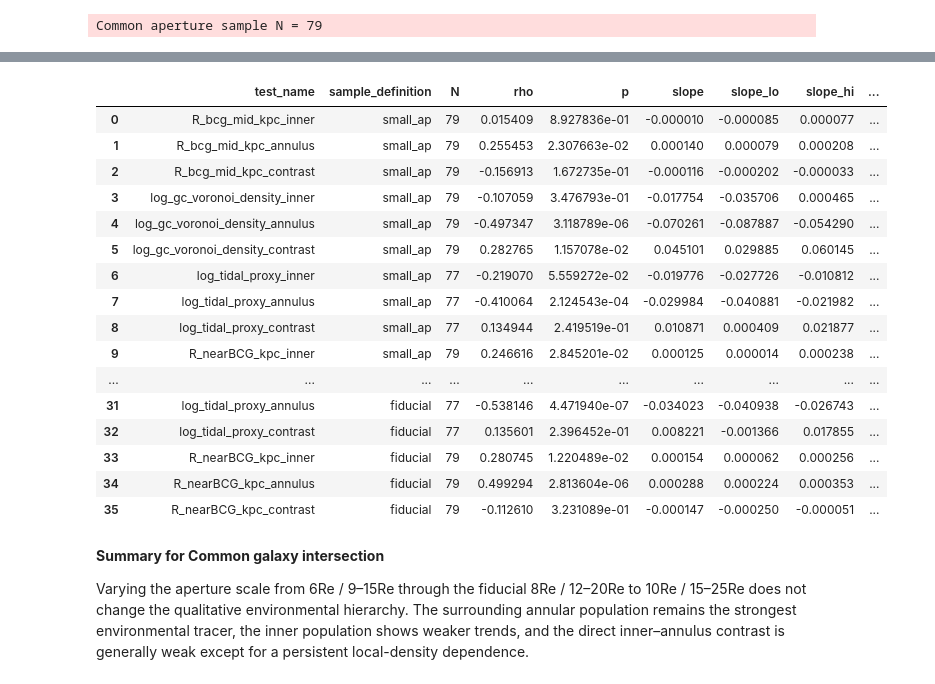
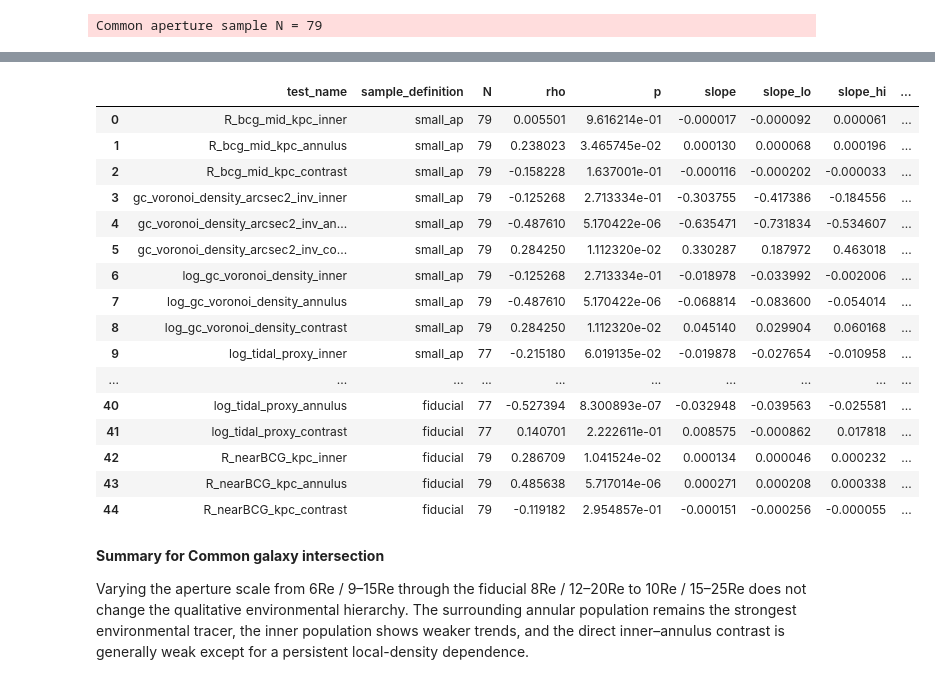
Before and after one commit to Pommers/Coma-GCS-colors, a Jupyter notebook: Paper3_color_metrics_referee_revised.ipynb, the cells around one changed output, grey strips where cells are left out. Drawn from its saved outputs; the diff is of its cells as text; code cells hidden in the pictures.

```diff
--- a/Paper3_color_metrics_referee_revised.ipynb
+++ b/Paper3_color_metrics_referee_revised.ipynb
@@ -4906,21 +4861,39 @@ for rap, rin, rout, key in configs:
         & df_tmp["good_ap_area"]
         & df_tmp["good_ann_area"]
         & df_tmp["Pblue_annulus_nonzero"]
-        & np.isfinite(df_tmp["Delta_Pblue_mean_IE_contrast"])
+        & np.isfinite(df_tmp["Pblue_mean_IE_contrast"])
+        & np.isfinite(df_tmp[cols.gal_MV])
     )
 
     # should be robust_rows, but for test use aper_rob_rows
-    aper_common_rows.extend(quantify_environmental_trends(df_tmp,
-                                                 prime_mask=aper_science_mask,
-                                                 sample_def=sample_def,
-                                                 xcols = ["R_bcg_mid_kpc",
-                                                          # "gc_voronoi_density_arcsec2_inv",
-                                                          "log_gc_voronoi_density",
-                                                          "log_tidal_proxy",
-                                                          "R_nearBCG_kpc",
-                                                         ]
-                                                 )
-                  )
+#     aper_common_rows.extend(quantify_environmental_trends(df_tmp,
+#                                                  prime_mask=aper_science_mask,
+#                                                  sample_def=sample_def,
+#                                                  xcols = ["R_bcg_mid_kpc",
+#                                                           # "gc_voronoi_density_arcsec2_inv",
+#                                                           "log_gc_voronoi_density",
+#                                                           "log_tidal_proxy",
+#                                                           "R_nearBCG_kpc",
+#                                                          ]
+#                                                  )
+#                   )
+
+# aper_common_rows_df = pd.DataFrame(aper_common_rows)
+# aper_common_rows_df
+
+    aper_common_df, aper_common_tmp_rows = quantify_environmental_trends_refit(
+        df_tmp,
+        aper_science_mask,
+        metrics=[
+            "Pblue_mean_inner",
+            "Pblue_mean_annulus",
+            "Pblue_mean_IE_contrast",
+        ],
+        cols=cols,
+        cfg=cfg,
+        sample_def=sample_def,
+    )
+    aper_common_rows.extend(aper_common_tmp_rows)
 
 aper_common_rows_df = pd.DataFrame(aper_common_rows)
 aper_common_rows_df
@@ -4945,20 +4918,20 @@ Slope = -1.474e-04 [-2.500e-04, -5.096e-05]
 |  | test_name | sample_definition | N | rho | p | slope | slope_lo | slope_hi | ... |
-| 0 | R_bcg_mid_kpc_inner | small_ap | 79 | 0.015409 | 8.927836e-01 | -0.000010 | -0.000085 | 0.000077 | ... |
-| 1 | R_bcg_mid_kpc_annulus | small_ap | 79 | 0.255453 | 2.307663e-02 | 0.000140 | 0.000079 | 0.000208 | ... |
-| 2 | R_bcg_mid_kpc_contrast | small_ap | 79 | -0.156913 | 1.672735e-01 | -0.000116 | -0.000202 | -0.000033 | ... |
-| 3 | log_gc_voronoi_density_inner | small_ap | 79 | -0.107059 | 3.476793e-01 | -0.017754 | -0.035706 | 0.000465 | ... |
-| 4 | log_gc_voronoi_density_annulus | small_ap | 79 | -0.497347 | 3.118789e-06 | -0.070261 | -0.087887 | -0.054290 | ... |
-| 5 | log_gc_voronoi_density_contrast | small_ap | 79 | 0.282765 | 1.157078e-02 | 0.045101 | 0.029885 | 0.060145 | ... |
-| 6 | log_tidal_proxy_inner | small_ap | 77 | -0.219070 | 5.559272e-02 | -0.019776 | -0.027726 | -0.010812 | ... |
-| 7 | log_tidal_proxy_annulus | small_ap | 77 | -0.410064 | 2.124543e-04 | -0.029984 | -0.040881 | -0.021982 | ... |
-| 8 | log_tidal_proxy_contrast | small_ap | 77 | 0.134944 | 2.419519e-01 | 0.010871 | 0.000409 | 0.021877 | ... |
-| 9 | R_nearBCG_kpc_inner | small_ap | 79 | 0.246616 | 2.845201e-02 | 0.000125 | 0.000014 | 0.000238 | ... |
+| 0 | R_bcg_mid_kpc_inner | small_ap | 79 | 0.005501 | 9.616214e-01 | -0.000017 | -0.000092 | 0.000061 | ... |
+| 1 | R_bcg_mid_kpc_annulus | small_ap | 79 | 0.238023 | 3.465745e-02 | 0.000130 | 0.000068 | 0.000196 | ... |
+| 2 | R_bcg_mid_kpc_contrast | small_ap | 79 | -0.158228 | 1.637001e-01 | -0.000116 | -0.000202 | -0.000033 | ... |
+| 3 | gc_voronoi_density_arcsec2_inv_inner | small_ap | 79 | -0.125268 | 2.713334e-01 | -0.303755 | -0.417386 | -0.184556 | ... |
+| 4 | gc_voronoi_density_arcsec2_inv_an... | small_ap | 79 | -0.487610 | 5.170422e-06 | -0.635471 | -0.731834 | -0.534607 | ... |
+| 5 | gc_voronoi_density_arcsec2_inv_co... | small_ap | 79 | 0.284250 | 1.112320e-02 | 0.330287 | 0.187972 | 0.463018 | ... |
+| 6 | log_gc_voronoi_density_inner | small_ap | 79 | -0.125268 | 2.713334e-01 | -0.018978 | -0.033992 | -0.002006 | ... |
+| 7 | log_gc_voronoi_density_annulus | small_ap | 79 | -0.487610 | 5.170422e-06 | -0.068814 | -0.083600 | -0.054014 | ... |
+| 8 | log_gc_voronoi_density_contrast | small_ap | 79 | 0.284250 | 1.112320e-02 | 0.045140 | 0.029904 | 0.060168 | ... |
+| 9 | log_tidal_proxy_inner | small_ap | 77 | -0.215180 | 6.019135e-02 | -0.019878 | -0.027654 | -0.010958 | ... |
 | ... | ... | ... | ... | ... | ... | ... | ... | ... | ... |
-| 31 | log_tidal_proxy_annulus | fiducial | 77 | -0.538146 | 4.471940e-07 | -0.034023 | -0.040938 | -0.026743 | ... |
-| 32 | log_tidal_proxy_contrast | fiducial | 77 | 0.135601 | 2.396452e-01 | 0.008221 | -0.001366 | 0.017855 | ... |
-| 33 | R_nearBCG_kpc_inner | fiducial | 79 | 0.280745 | 1.220489e-02 | 0.000154 | 0.000062 | 0.000256 | ... |
-| 34 | R_nearBCG_kpc_annulus | fiducial | 79 | 0.499294 | 2.813604e-06 | 0.000288 | 0.000224 | 0.000353 | ... |
-| 35 | R_nearBCG_kpc_contrast | fiducial | 79 | -0.112610 | 3.231089e-01 | -0.000147 | -0.000250 | -0.000051 | ... |
+| 40 | log_tidal_proxy_annulus | fiducial | 77 | -0.527394 | 8.300893e-07 | -0.032948 | -0.039563 | -0.025581 | ... |
+| 41 | log_tidal_proxy_contrast | fiducial | 77 | 0.140701 | 2.222611e-01 | 0.008575 | -0.000862 | 0.017818 | ... |
+| 42 | R_nearBCG_kpc_inner | fiducial | 79 | 0.286709 | 1.041524e-02 | 0.000134 | 0.000046 | 0.000232 | ... |
+| 43 | R_nearBCG_kpc_annulus | fiducial | 79 | 0.485638 | 5.717014e-06 | 0.000271 | 0.000208 | 0.000338 | ... |
+| 44 | R_nearBCG_kpc_contrast | fiducial | 79 | -0.119182 | 2.954857e-01 | -0.000151 | -0.000256 | -0.000055 | ... |
 # %% [markdown]
 **Summary for Common galaxy intersection**
 
```
Also changed, not shown: parts of 69 cells of this notebook.
